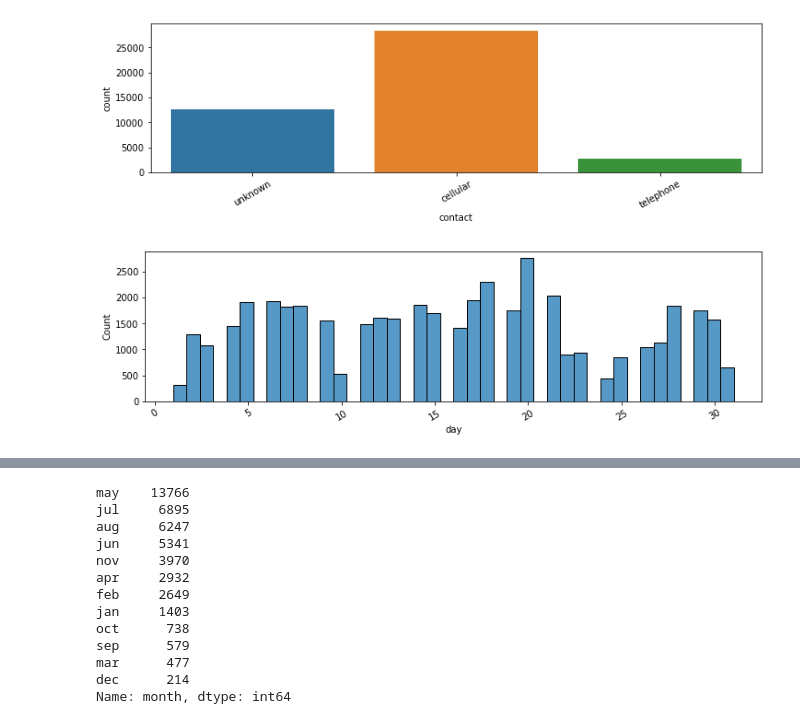
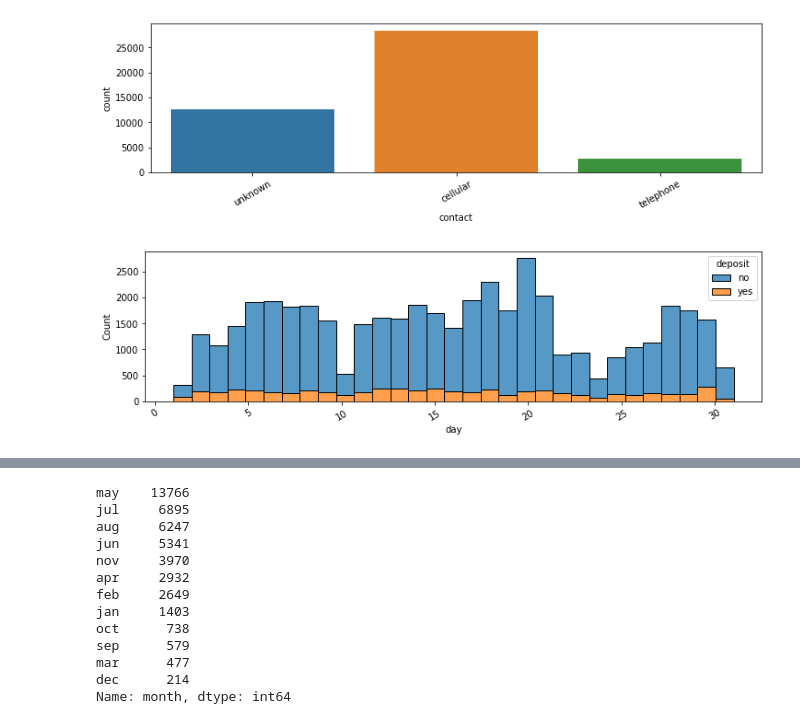
Before and after one commit to sfreagin/ADS_500B_project, a Jupyter notebook: group_project/EDA1.ipynb, the cells around one changed output, grey strips where cells are left out. Cells and saved outputs as stored; diff of their text form; code cells hidden in the pictures.

```diff
--- a/group_project/EDA1.ipynb
+++ b/group_project/EDA1.ipynb
@@ -135,7 +135,7 @@ Name: contact, dtype: int64
 # %%
 #print(bank_main_df['day'].value_counts())
 plt.figure(figsize=(12,3))
-sns.histplot(data=bank_main_df,x='day')
+sns.histplot(data=bank_main_df,x='day',hue='deposit',multiple='stack',bins=31)
 plt.xticks(rotation=30);
 # %% [output]
-[figure, old version]
+[figure, new version]
```
Also changed, not shown: parts of 9 cells of this notebook, 12 other files.
